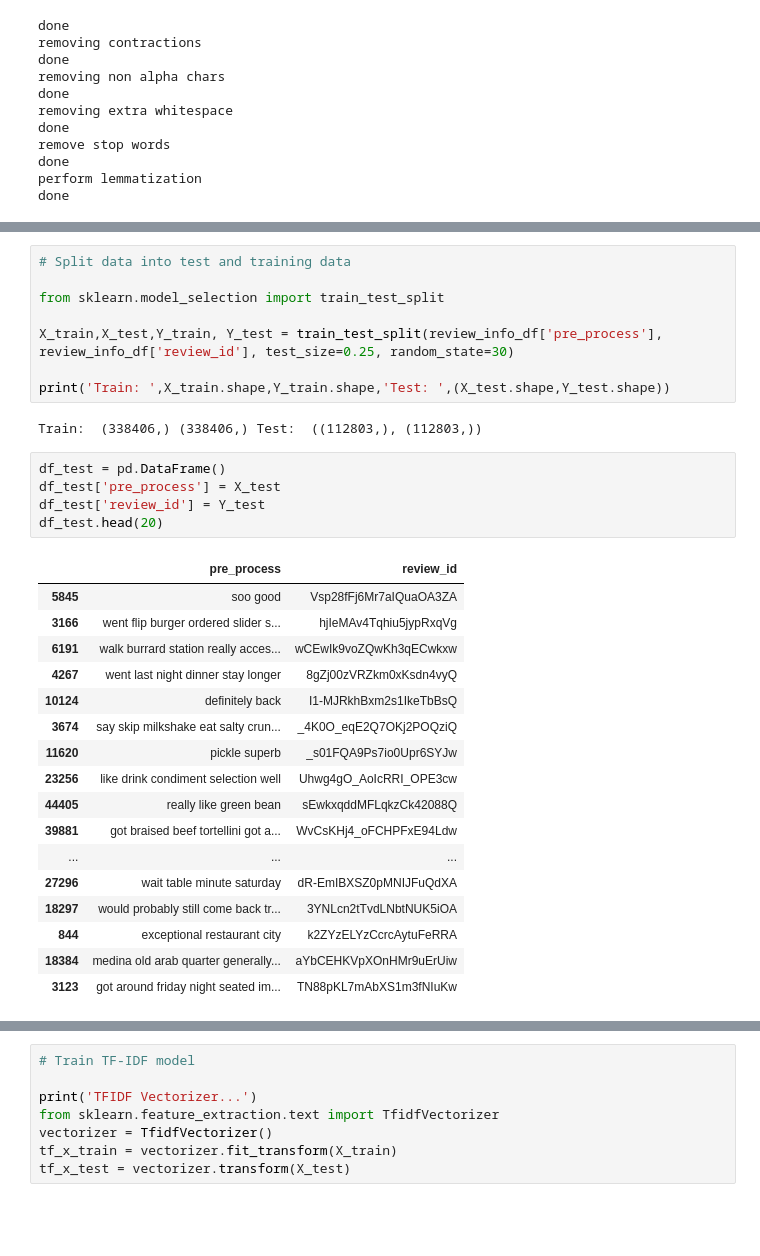
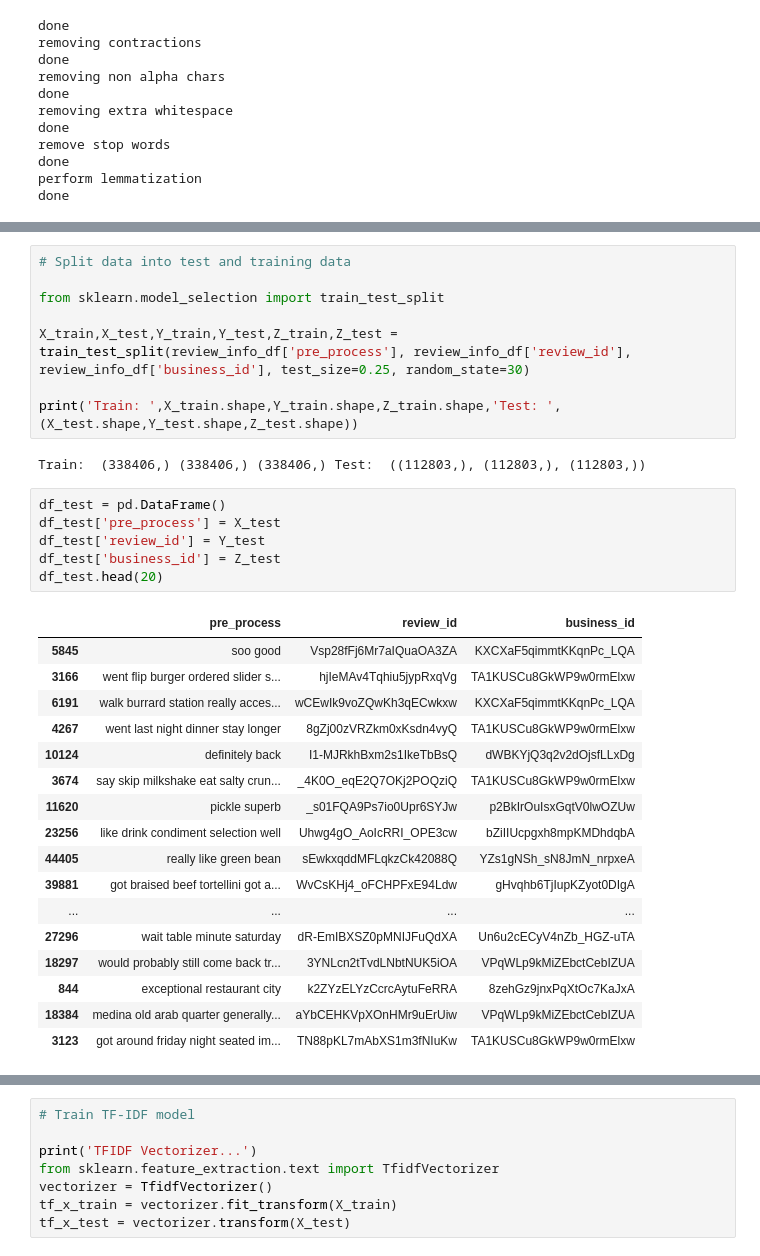
Before and after one commit to ksjiaxian/fyoudie, a Jupyter notebook: python_workbooks/tf-idf-sentiment-analysis.ipynb, the cells around one changed output, grey strips where cells are left out. Drawn from its saved outputs; the diff is of its cells as text; blank space fills up the shorter version.

```diff
--- a/python_workbooks/tf-idf-sentiment-analysis.ipynb
+++ b/python_workbooks/tf-idf-sentiment-analysis.ipynb
@@ -190,31 +183,32 @@ review_info_df.head()
 
 from sklearn.model_selection import train_test_split
 
-X_train,X_test,Y_train, Y_test = train_test_split(review_info_df['pre_process'], review_info_df['review_id'], test_size=0.25, random_state=30)
+X_train,X_test,Y_train,Y_test,Z_train,Z_test = train_test_split(review_info_df['pre_process'], review_info_df['review_id'], review_info_df['business_id'], test_size=0.25, random_state=30)
 
-print('Train: ',X_train.shape,Y_train.shape,'Test: ',(X_test.shape,Y_test.shape))
+print('Train: ',X_train.shape,Y_train.shape,Z_train.shape,'Test: ',(X_test.shape,Y_test.shape,Z_test.shape))
 # %% [output]
-Train:  (338406,) (338406,) Test:  ((112803,), (112803,))
+Train:  (338406,) (338406,) (338406,) Test:  ((112803,), (112803,), (112803,))
 # %%
 df_test = pd.DataFrame()
 df_test['pre_process'] = X_test
 df_test['review_id'] = Y_test
+df_test['business_id'] = Z_test
 df_test.head(20)
 # %% [output]
-|  | pre_process | review_id |
-| 5845 | soo good | Vsp28fFj6Mr7aIQuaOA3ZA |
-| 3166 | went flip burger ordered slider s... | hjIeMAv4Tqhiu5jypRxqVg |
-| 6191 | walk burrard station really acces... | wCEwIk9voZQwKh3qECwkxw |
-| 4267 | went last night dinner stay longer | 8gZj00zVRZkm0xKsdn4vyQ |
-| 10124 | definitely back | I1-MJRkhBxm2s1IkeTbBsQ |
-| 3674 | say skip milkshake eat salty crun... | _4K0O_eqE2Q7OKj2POQziQ |
-| 11620 | pickle superb | _s01FQA9Ps7io0Upr6SYJw |
-| 23256 | like drink condiment selection well | Uhwg4gO_AoIcRRI_OPE3cw |
-| 44405 | really like green bean | sEwkxqddMFLqkzCk42088Q |
-| 39881 | got braised beef tortellini got a... | WvCsKHj4_oFCHPFxE94Ldw |
-| ... | ... | ... |
-| 27296 | wait table minute saturday | dR-EmIBXSZ0pMNIJFuQdXA |
-| 18297 | would probably still come back tr... | 3YNLcn2tTvdLNbtNUK5iOA |
-| 844 | exceptional restaurant city | k2ZYzELYzCcrcAytuFeRRA |
-| 18384 | medina old arab quarter generally... | aYbCEHKVpXOnHMr9uErUiw |
-| 3123 | got around friday night seated im... | TN88pKL7mAbXS1m3fNIuKw |
+|  | pre_process | review_id | business_id |
+| 5845 | soo good | Vsp28fFj6Mr7aIQuaOA3ZA | KXCXaF5qimmtKKqnPc_LQA |
+| 3166 | went flip burger ordered slider s... | hjIeMAv4Tqhiu5jypRxqVg | TA1KUSCu8GkWP9w0rmElxw |
+| 6191 | walk burrard station really acces... | wCEwIk9voZQwKh3qECwkxw | KXCXaF5qimmtKKqnPc_LQA |
+| 4267 | went last night dinner stay longer | 8gZj00zVRZkm0xKsdn4vyQ | TA1KUSCu8GkWP9w0rmElxw |
+| 10124 | definitely back | I1-MJRkhBxm2s1IkeTbBsQ | dWBKYjQ3q2v2dOjsfLLxDg |
+| 3674 | say skip milkshake eat salty crun... | _4K0O_eqE2Q7OKj2POQziQ | TA1KUSCu8GkWP9w0rmElxw |
+| 11620 | pickle superb | _s01FQA9Ps7io0Upr6SYJw | p2BkIrOuIsxGqtV0lwOZUw |
+| 23256 | like drink condiment selection well | Uhwg4gO_AoIcRRI_OPE3cw | bZiIIUcpgxh8mpKMDhdqbA |
+| 44405 | really like green bean | sEwkxqddMFLqkzCk42088Q | YZs1gNSh_sN8JmN_nrpxeA |
+| 39881 | got braised beef tortellini got a... | WvCsKHj4_oFCHPFxE94Ldw | gHvqhb6TjIupKZyot0DIgA |
+| ... | ... | ... | ... |
+| 27296 | wait table minute saturday | dR-EmIBXSZ0pMNIJFuQdXA | Un6u2cECyV4nZb_HGZ-uTA |
+| 18297 | would probably still come back tr... | 3YNLcn2tTvdLNbtNUK5iOA | VPqWLp9kMiZEbctCebIZUA |
+| 844 | exceptional restaurant city | k2ZYzELYzCcrcAytuFeRRA | 8zehGz9jnxPqXtOc7KaJxA |
+| 18384 | medina old arab quarter generally... | aYbCEHKVpXOnHMr9uErUiw | VPqWLp9kMiZEbctCebIZUA |
+| 3123 | got around friday night seated im... | TN88pKL7mAbXS1m3fNIuKw | TA1KUSCu8GkWP9w0rmElxw |
```
Also changed, not shown: parts of 7 cells of this notebook.
